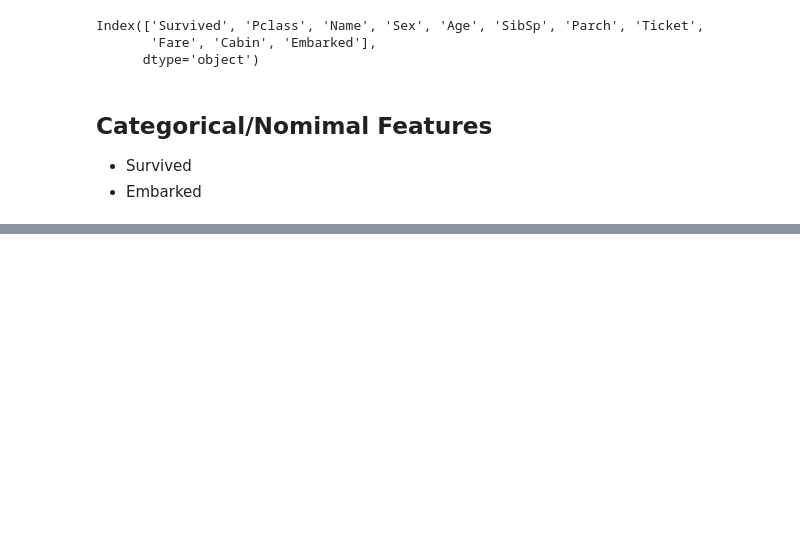
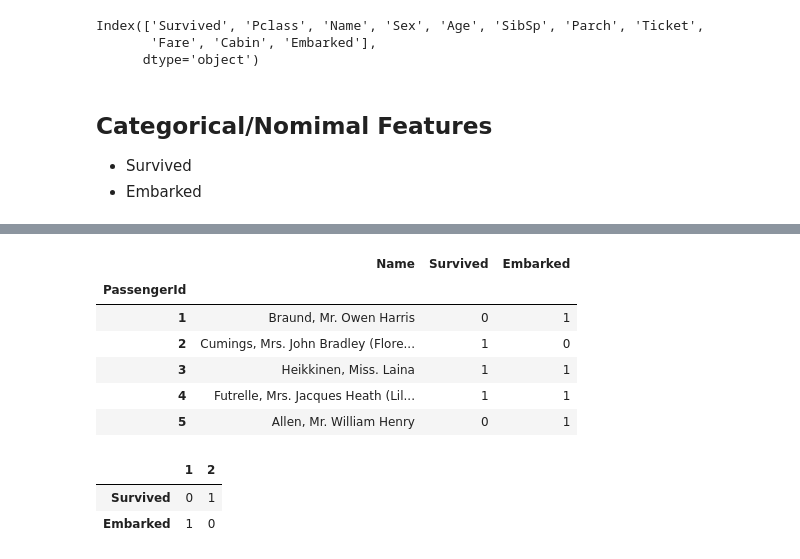
Before and after one commit to FajarAndrianto037/datamining, a Jupyter notebook: _sources/notebooks.ipynb, the cells around one changed output, grey strips where cells are left out. Cells and saved outputs as stored; diff of their text form; code cells hidden in the pictures; blank space fills up the shorter version.

```diff
--- a/_sources/notebooks.ipynb
+++ b/_sources/notebooks.ipynb
@@ -44,0 +60,24 @@ data[["Name","Survived", "Embarked"]].head(5)
+# %%
+# embark code
+code_embark_for_cherbourg = "C"
+code_embark_for_southampton = "S"
+
+# binary value
+value_of_one = 1
+value_of_zero = 0
+
+def change_code_embark_to_biner(embarked):
+    return value_of_one if embarked == code_embark_for_southampton else value_of_zero
+# %%
+# Update all values of 'Embarked' series
+data["Embarked"] = data["Embarked"].apply(change_code_embark_to_biner)
+# %%
+data[["Name","Survived", "Embarked"]].head(5)
+# %% [output]
+|  | Name | Survived | Embarked |
+| PassengerId |  |  |  |
+| 1 | Braund, Mr. Owen Harris | 0 | 1 |
+| 2 | Cumings, Mrs. John Bradley (Flore... | 1 | 0 |
+| 3 | Heikkinen, Miss. Laina | 1 | 1 |
+| 4 | Futrelle, Mrs. Jacques Heath (Lil... | 1 | 1 |
+| 5 | Allen, Mr. William Henry | 0 | 1 |
@@ -44,0 +104,6 @@ data[["Name","Survived", "Embarked"]].head(5)
+# %%
+get_dissimilarity_dataset(data, [1,2], ["Survived", "Embarked"]).T
+# %% [output]
+|  | 1 | 2 |
+| Survived | 0 | 1 |
+| Embarked | 1 | 0 |
```
Also changed, not shown: parts of 21 cells of this notebook, 3 other files.
